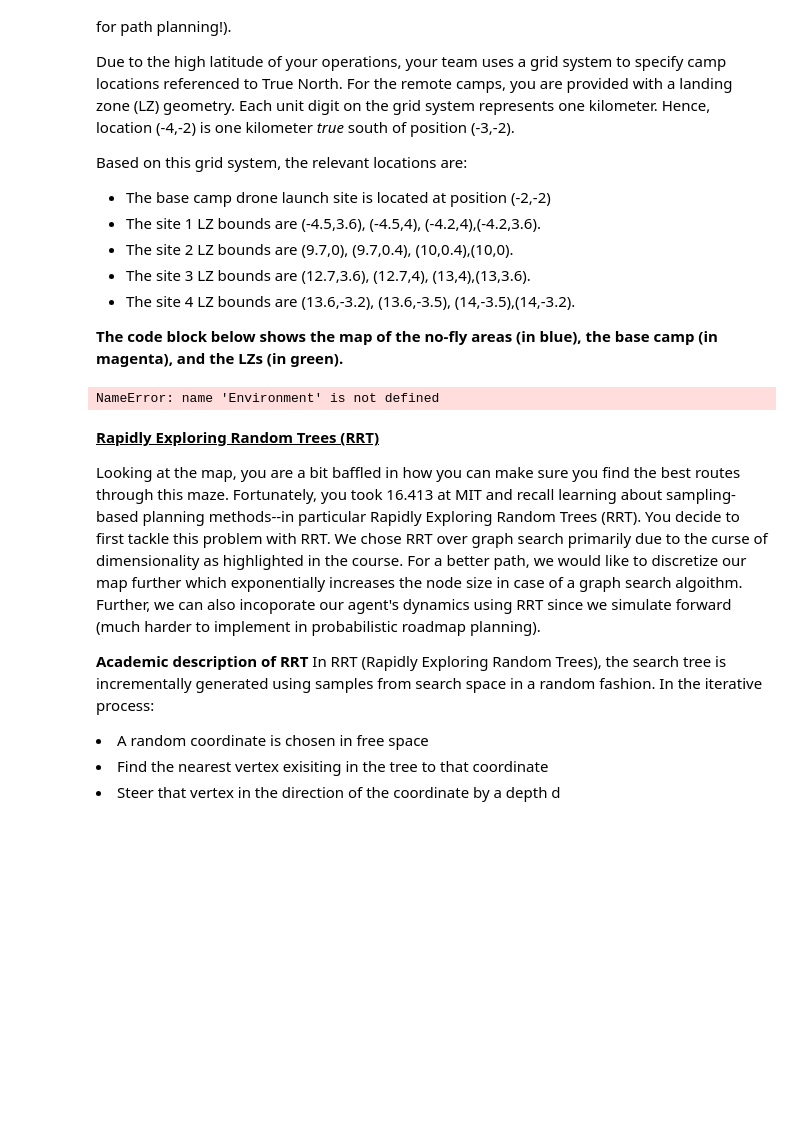
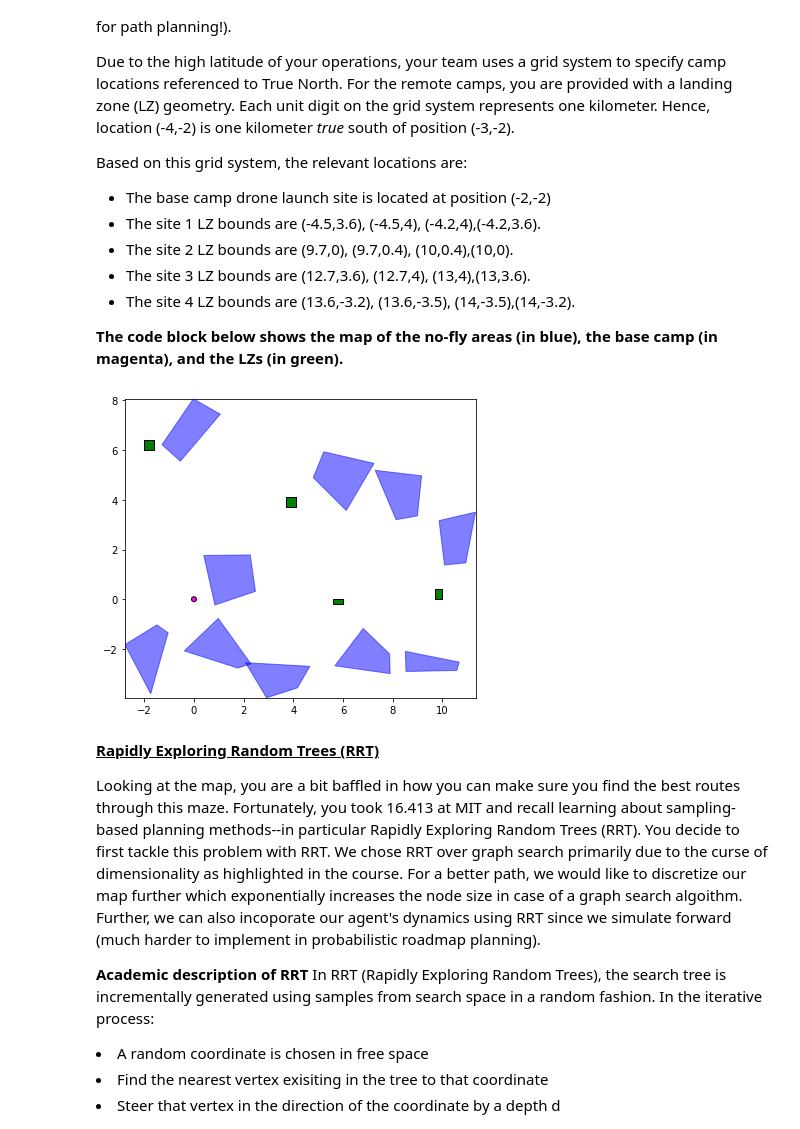
Before and after one commit to trstuart08/PADM_Project, a Jupyter notebook: PADM Project.ipynb, the cells around one changed output. Cells and saved outputs as stored; diff of their text form; code cells hidden in the pictures; blank space fills up the shorter version.

```diff
--- a/PADM Project.ipynb
+++ b/PADM Project.ipynb
@@ -58,31 +58,32 @@ Based on this grid system, the relevant locations are:
 **The code block below shows the map of the no-fly areas (in blue), the base camp (in magenta), and the LZs (in green).**
 # %%
 # Plot the environment
-env = Environment('Denali_650.yaml')
+env = Environment('simple.yaml')
 ax = plot_environment(env)
 
 # Base camp location
 radius = 0.1
-start_pose = (-2,-2)
+start_pose = (0,0)
+start_poly = Polygon([(start_pose[0],start_pose[1]), (start_pose[0]-0.4,start_pose[1]), (start_pose[0]-0.4,start_pose[1]+0.4),(start_pose[0]+0.4,start_pose[1]+0.4)])
 start_point = Point(start_pose[0],start_pose[1])
 start_ball = start_point.buffer(radius)
 
 # Camp locations
-LZ1 = Polygon([(-4.5,3.6), (-4.5,4), (-4.2,4),(-4.2,3.6)])
+LZ1 = Polygon([(4.1,4.1), (3.7,4.1), (3.7,3.7),(4.1,3.7)])
 LZ2 = Polygon([(9.7,0), (9.7,0.4), (10,0.4),(10,0)])
-LZ3 = Polygon([(12.7,3.6), (12.7,4), (13,4),(13,3.6)])
-LZ4 = Polygon([(13.6,-3.2), (13.6,-3.5), (14,-3.5),(14,-3.2)])
+LZ3 = Polygon([(6,0), (5.6,0), (5.6,-0.2),(6,-0.2)])
+LZ4 = Polygon([(-2,6), (-2,6.4), (-1.6,6.4),(-1.6,6)])
 
 LZs = (LZ1, LZ2, LZ3, LZ4)
-
-
+loc_coord = [start_pose, ((4.1+3.7)/2, (4.1+3.7)/2), ((9.7+10)/2, (0+0.4)/2), ((6+5.6)/2, (0-0.2)/2), ((-2-1.6)/2, (6+6.4)/2)]
+loc_poly = [start_poly, LZ1, LZ2, LZ3, LZ4]
 # Plot base camp in magenta
 plot_poly(ax, start_ball,'magenta')
 # Plot research camps in green
 for LZ in LZs:
     plot_poly(ax, LZ,'green')
 # %% [output]
-NameError: name 'Environment' is not defined
+[figure, added]
 # %% [markdown]
 <ins>**Rapidly Exploring Random Trees (RRT)**</ins>
 
```
Also changed, not shown: parts of 11 cells of this notebook, 4 other files.
